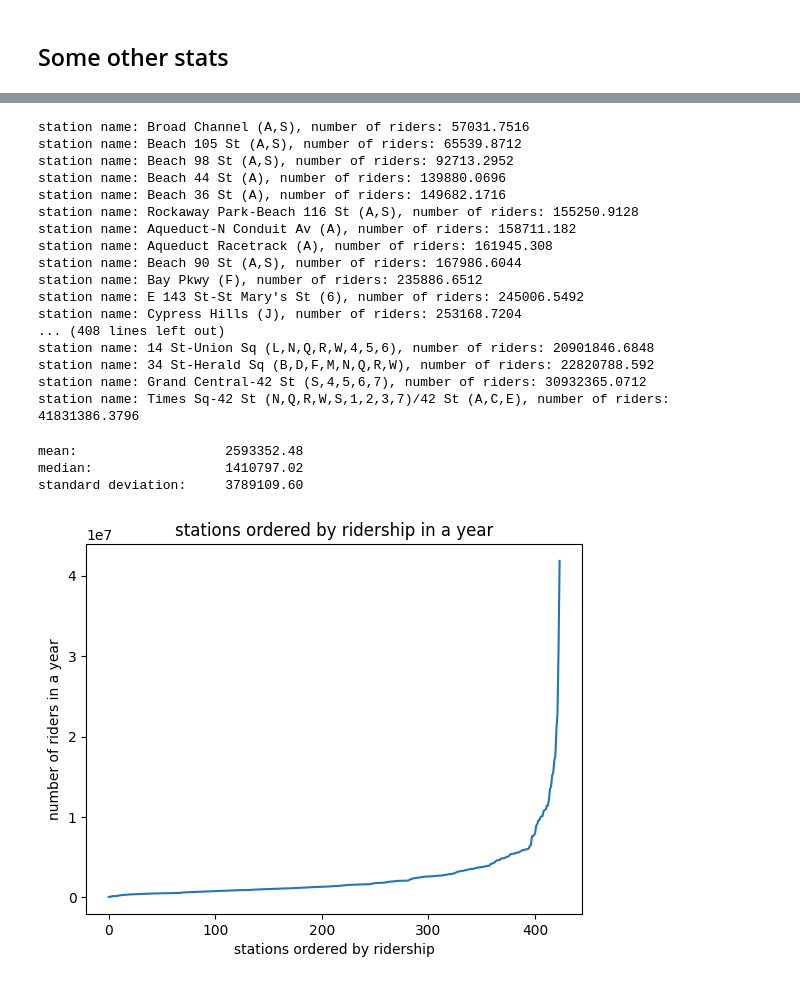
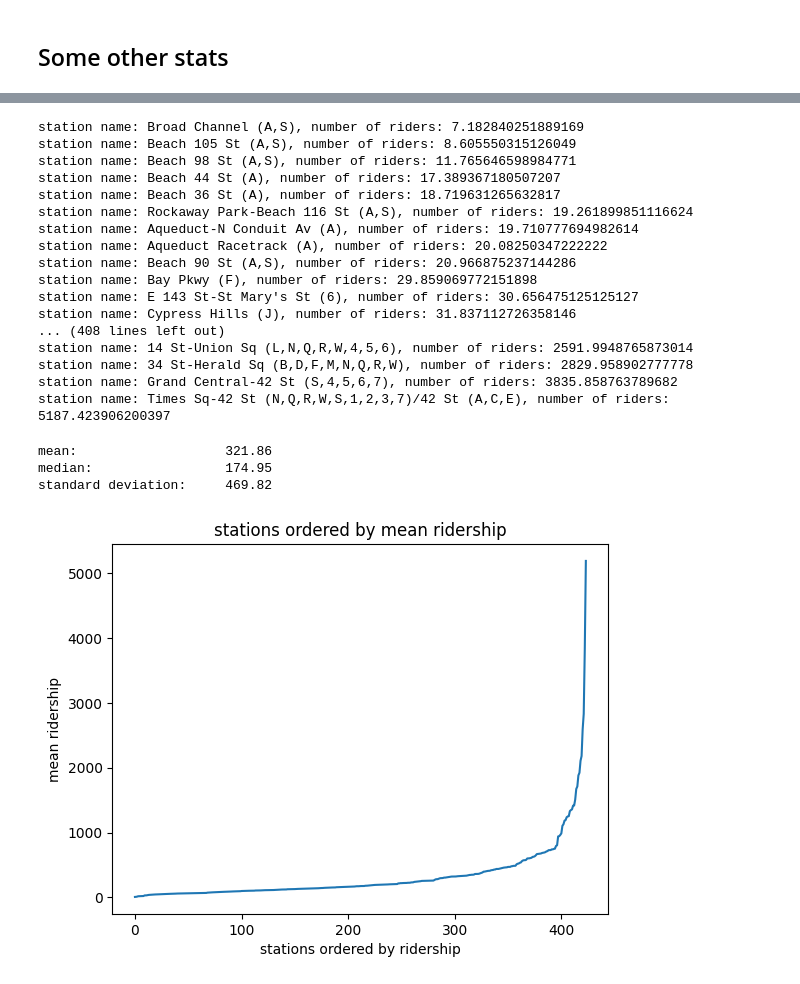
Before and after one commit to iansargent/nyc-subway-ridership-ml, a Jupyter notebook: Scripts/Analysis/exploratory_analysis.ipynb, the cells around one changed output, grey strips where cells are left out. Cells and saved outputs as stored; diff of their text form; code cells hidden in the pictures.

```diff
--- a/Scripts/Analysis/exploratory_analysis.ipynb
+++ b/Scripts/Analysis/exploratory_analysis.ipynb
@@ -311,3 +311,3 @@ note:  need to multiply by 4 because months are 4 weeks long to actually account
 # %%
-summed_origin_df = origin.groupby(by=["origin_station_complex_name"])['sum_estimated_average_ridership'].sum().sort_values()*4
+mean_origin_df = origin.groupby(by=["origin_station_complex_name"])['sum_estimated_average_ridership'].mean().sort_values()
 # %%
@@ -328,39 +328,39 @@ Times Sq-42 St (N,Q,R,W,S,1,2,3,7)/42 St (A,C,E)    4.183139e+07
 Name: sum_estimated_average_ridership, Length: 424, dtype: float64
 # %%
-for name, value in summed_origin_df.items():
+for name, value in mean_origin_df.items():
     print(f'station name: {name}, number of riders: {value}')
 # %% [output]
-station name: Broad Channel (A,S), number of riders: 57031.7516
-station name: Beach 105 St (A,S), number of riders: 65539.8712
-station name: Beach 98 St (A,S), number of riders: 92713.2952
-station name: Beach 44 St (A), number of riders: 139880.0696
-station name: Beach 36 St (A), number of riders: 149682.1716
-station name: Rockaway Park-Beach 116 St (A,S), number of riders: 155250.9128
-station name: Aqueduct-N Conduit Av (A), number of riders: 158711.182
-station name: Aqueduct Racetrack (A), number of riders: 161945.308
-station name: Beach 90 St (A,S), number of riders: 167986.6044
-station name: Bay Pkwy (F), number of riders: 235886.6512
-station name: E 143 St-St Mary's St (6), number of riders: 245006.5492
-station name: Cypress Hills (J), number of riders: 253168.7204
+station name: Broad Channel (A,S), number of riders: 7.182840251889169
+station name: Beach 105 St (A,S), number of riders: 8.605550315126049
+station name: Beach 98 St (A,S), number of riders: 11.765646598984771
+station name: Beach 44 St (A), number of riders: 17.389367180507207
+station name: Beach 36 St (A), number of riders: 18.719631265632817
+station name: Rockaway Park-Beach 116 St (A,S), number of riders: 19.261899851116624
+station name: Aqueduct-N Conduit Av (A), number of riders: 19.710777694982614
+station name: Aqueduct Racetrack (A), number of riders: 20.08250347222222
+station name: Beach 90 St (A,S), number of riders: 20.966875237144286
+station name: Bay Pkwy (F), number of riders: 29.859069772151898
+station name: E 143 St-St Mary's St (6), number of riders: 30.656475125125127
+station name: Cypress Hills (J), number of riders: 31.837112726358146
 ... (408 lines left out)
-station name: 14 St-Union Sq (L,N,Q,R,W,4,5,6), number of riders: 20901846.6848
-station name: 34 St-Herald Sq (B,D,F,M,N,Q,R,W), number of riders: 22820788.592
-station name: Grand Central-42 St (S,4,5,6,7), number of riders: 30932365.0712
-station name: Times Sq-42 St (N,Q,R,W,S,1,2,3,7)/42 St (A,C,E), number of riders: 41831386.3796
+station name: 14 St-Union Sq (L,N,Q,R,W,4,5,6), number of riders: 2591.9948765873014
+station name: 34 St-Herald Sq (B,D,F,M,N,Q,R,W), number of riders: 2829.958902777778
+station name: Grand Central-42 St (S,4,5,6,7), number of riders: 3835.858763789682
+station name: Times Sq-42 St (N,Q,R,W,S,1,2,3,7)/42 St (A,C,E), number of riders: 5187.423906200397
 # %%
-print(f'mean: \t\t\t{summed_origin_df.mean():.2f}')
-print(f'median: \t\t{summed_origin_df.iloc[int(summed_origin_df.size/2)]:.2f}')
-print(f'standard deviation:\t{summed_origin_df.std():.2f}')
+print(f'mean: \t\t\t{mean_origin_df.mean():.2f}')
+print(f'median: \t\t{mean_origin_df.iloc[int(mean_origin_df.size/2)]:.2f}')
+print(f'standard deviation:\t{mean_origin_df.std():.2f}')
 # %% [output]
-mean:                   2593352.48
-median:                 1410797.02
-standard deviation:     3789109.60
+mean:                   321.86
+median:                 174.95
+standard deviation:     469.82
 # %%
-x_axis_data = [i for i in range(summed_origin_df.size)]
-plt.plot(x_axis_data, summed_origin_df)
-plt.title("stations ordered by ridership in a year")
-plt.ylabel("number of riders in a year")
+x_axis_data = [i for i in range(mean_origin_df.size)]
+plt.plot(x_axis_data, mean_origin_df)
+plt.title("stations ordered by mean ridership")
+plt.ylabel("mean ridership")
 plt.xlabel("stations ordered by ridership")
 plt.show()
 # %% [output]
-[figure, old version]
+[figure, new version]
```
Also changed, not shown: parts of 3 cells of this notebook, 3 other files.
